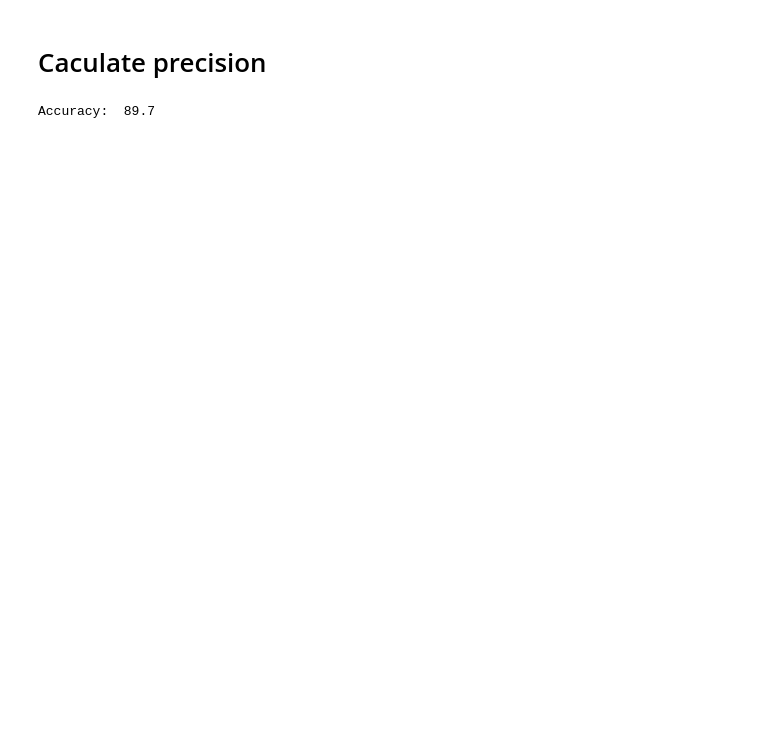
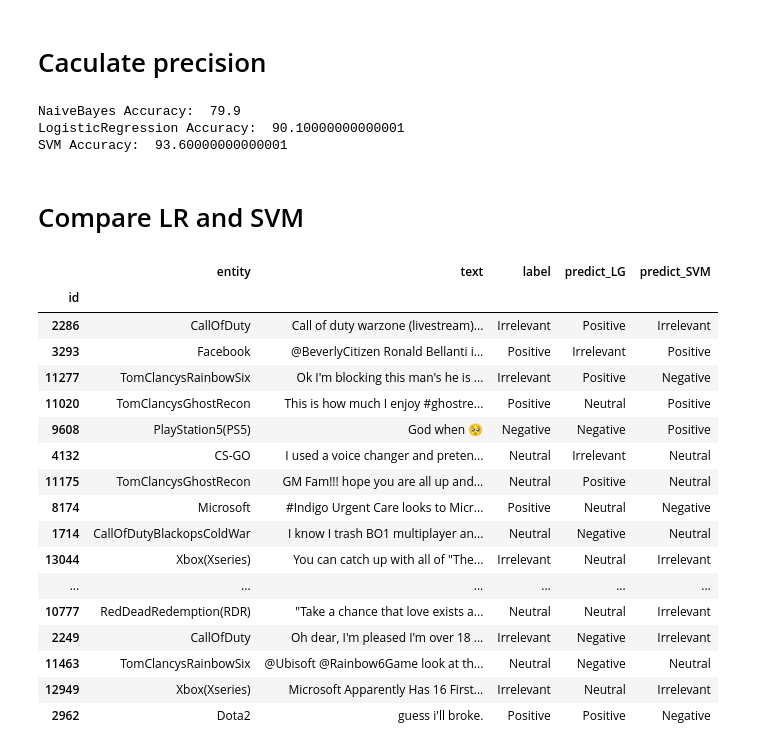
Before and after one commit to MMaggieZhou/sentiment_analysis, a Jupyter notebook: twitter_entity_sentiment_analysis.ipynb, the cells around one changed output. Drawn from its saved outputs; the diff is of its cells as text; code cells hidden in the pictures; blank space fills up the shorter version.

```diff
--- a/twitter_entity_sentiment_analysis.ipynb
+++ b/twitter_entity_sentiment_analysis.ipynb
@@ -104,4 +105,2 @@ X = vectorizer.fit_transform(df['combined'])
-# %%
-df['label_num'] = encoder.fit_transform(df['label'])
 # %%
 preprocess(df)
@@ -112,9 +115,11 @@ vectorizer = TfidfVectorizer()
 # %%
 def get_data_for_model(df, training=True):
     if training:
-        return vectorizer.fit_transform(df['combined']), df['label_num']
+        return vectorizer.fit_transform(df['text_processed']), df['label_num']
+        #return vectorizer.fit_transform(df['combined']), df['label_num']
     else:
-        return vectorizer.transform(df['combined']), df['label_num']
+        return vectorizer.transform(df['text_processed']), df['label_num']
+        #return vectorizer.transform(df['combined']), df['label_num']
 # %%
 X, y = get_data_for_model(df)
 # %%
@@ -122,3 +129,10 @@ X_train, X_test, y_train, y_test = train_test_split(X, y, test_size=0.2, random_
+# %%
+
+models = {
+    'NaiveBayes': MultinomialNB(),
+    'LogisticRegression': LogisticRegression(max_iter=1000),
+    'SVM': SVC(kernel='linear', C=1),
+}
 # %% [markdown]
 # Train Model
 # %%
@@ -129,13 +146,47 @@ LogisticRegression(max_iter=1000)
 # %% [markdown]
 # Caculate precision
 # %%
-test_df = load_data("~/pythonprograms/archive/twitter_validation.csv")
+test_df = load_data("~/sentiment_analysis/archive/twitter_validation.csv")
 test_df = clean(test_df)
 preprocess(test_df, training=False)
 X_test, y_test = get_data_for_model(test_df, training=False)
-
-y_pred = model.predict(X_test)
-acc = accuracy_score(y_test, y_pred)
-print('Accuracy: ', acc * 100)
-# %% [output]
-Accuracy:  89.7
+# %%
+for name, model in models.items():
+    y_pred = model.predict(X_test)
+    acc = accuracy_score(y_test, y_pred)
+    print(name + ' Accuracy: ', acc * 100)
+# %% [output]
+NaiveBayes Accuracy:  79.9
+LogisticRegression Accuracy:  90.10000000000001
+SVM Accuracy:  93.60000000000001
+# %% [markdown]
+# Compare LR and SVM
+# %%
+y_predict_LG = models['LogisticRegression'].predict(X_test)
+y_predict_SVM = models['SVM'].predict(X_test)
+test_df['predict_LG'] = encoder.inverse_transform(y_predict_LG)
+test_df['predict_SVM'] = encoder.inverse_transform(y_predict_SVM)
+pd.set_option('display.max_colwidth', None)
+
+selected_columns = ['entity','text','label', 'predict_LG', 'predict_SVM']
+criteria = test_df['predict_LG'] != test_df['predict_SVM']
+test_df.loc[criteria, selected_columns]
+# %% [output]
+|  | entity | text | label | predict_LG | predict_SVM |
+| id |  |  |  |  |  |
+| 2286 | CallOfDuty | Call of duty warzone (livestream)... | Irrelevant | Positive | Irrelevant |
+| 3293 | Facebook | @BeverlyCitizen Ronald Bellanti i... | Positive | Irrelevant | Positive |
+| 11277 | TomClancysRainbowSix | Ok I'm blocking this man's he is ... | Irrelevant | Positive | Negative |
+| 11020 | TomClancysGhostRecon | This is how much I enjoy #ghostre... | Positive | Neutral | Positive |
+| 9608 | PlayStation5(PS5) | God when 🥺 | Negative | Negative | Positive |
+| 4132 | CS-GO | I used a voice changer and preten... | Neutral | Irrelevant | Neutral |
+| 11175 | TomClancysGhostRecon | GM Fam!!! hope you are all up and... | Neutral | Positive | Neutral |
+| 8174 | Microsoft | #Indigo Urgent Care looks to Micr... | Positive | Neutral | Negative |
+| 1714 | CallOfDutyBlackopsColdWar | I know I trash BO1 multiplayer an... | Neutral | Negative | Neutral |
+| 13044 | Xbox(Xseries) | You can catch up with all of "The... | Irrelevant | Neutral | Irrelevant |
+| ... | ... | ... | ... | ... | ... |
+| 10777 | RedDeadRedemption(RDR) | "Take a chance that love exists a... | Neutral | Neutral | Irrelevant |
+| 2249 | CallOfDuty | Oh dear, I'm pleased I'm over 18 ... | Irrelevant | Negative | Irrelevant |
+| 11463 | TomClancysRainbowSix | @Ubisoft @Rainbow6Game look at th... | Neutral | Negative | Neutral |
+| 12949 | Xbox(Xseries) | Microsoft Apparently Has 16 First... | Irrelevant | Neutral | Irrelevant |
+| 2962 | Dota2 | guess i'll broke. | Positive | Positive | Negative |
```
Also changed, not shown: parts of 12 cells of this notebook.
